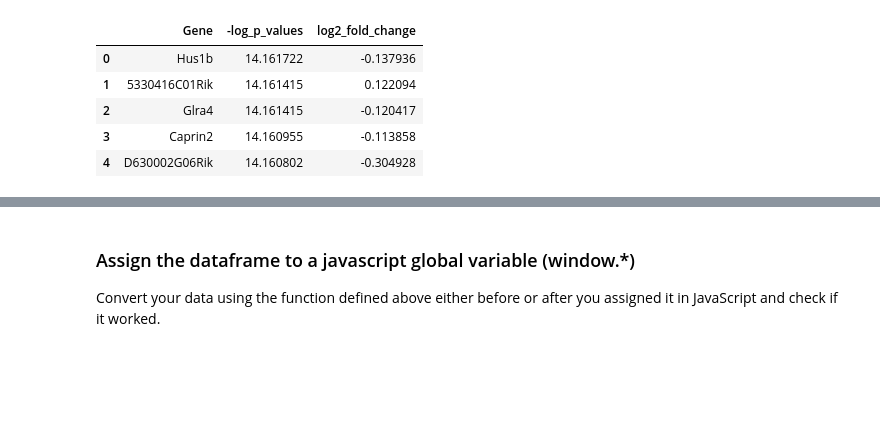
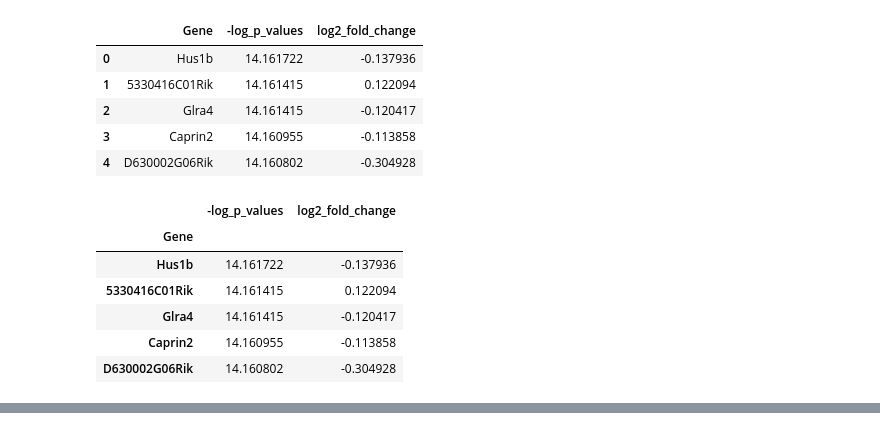
Before and after one commit to lucass122/Integrated_Bioinformatics, a Jupyter notebook: notebooks/Interactive Visualization.ipynb, the cells around one changed output, grey strips where cells are left out. Drawn from its saved outputs; the diff is of its cells as text; code cells hidden in the pictures; blank space fills up the shorter version.

```diff
--- a/notebooks/Interactive Visualization.ipynb
+++ b/notebooks/Interactive Visualization.ipynb
@@ -139,2 +148,2 @@ window.convertPlotData = convertPlotData;
 # %%
-volcano = pd.read_csv("/home/lucas/Documents/PIB/Integrated_Bioinformatics/IOFolder/volcano.csv")
+volcano = pd.read_csv("volcano.csv")
@@ -152,7 +159,17 @@ volcano.head()
 # %%
 volcano.index = volcano['Gene']
 # %%
-#volcano = volcano.drop('Gene',axis=1)
+volcano = volcano.drop('Gene',axis=1)
+# %%
+volcano.head()
+# %% [output]
+|  | -log_p_values | log2_fold_change |
+| Gene |  |  |
+| Hus1b | 14.161722 | -0.137936 |
+| 5330416C01Rik | 14.161415 | 0.122094 |
+| Glra4 | 14.161415 | -0.120417 |
+| Caprin2 | 14.160955 | -0.113858 |
+| D630002G06Rik | 14.160802 | -0.304928 |
 # %%
 #volcano.columns
 # %%
@@ -165,6 +182,3 @@ Javascript("""
 Javascript("console.log(window.volcano)")
 # %% [output]
 [interactive output not drawn]
-# %% [markdown]
-### Assign the dataframe to a javascript global variable (window.*)
-Convert your data using the function defined above either before or after you assigned it in JavaScript and check if it worked.
```
Also changed, not shown: parts of 14 cells of this notebook, 10 other files.
